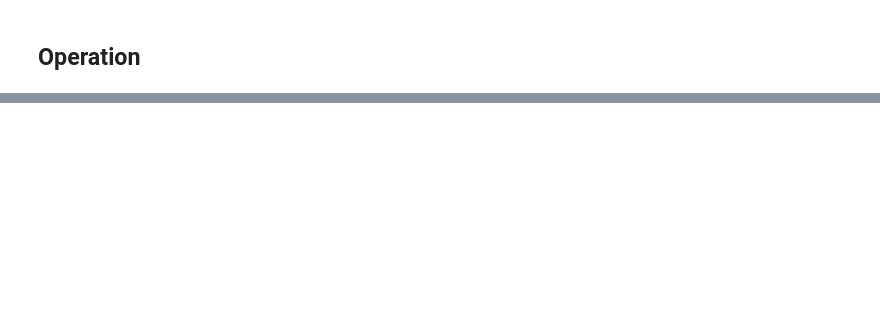
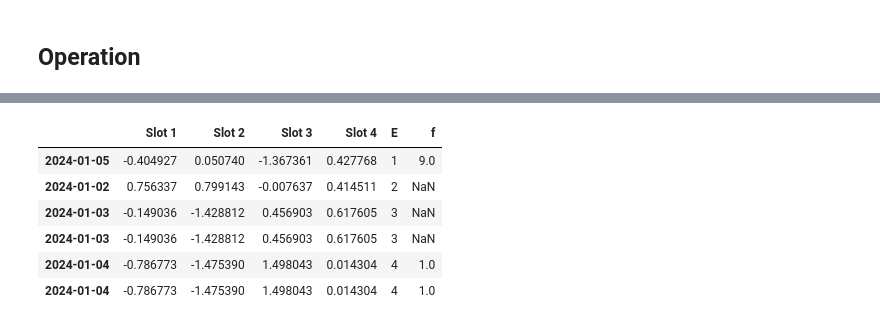
Before and after one commit to AsmitPrajapati/CodroidHub_Summer_Training, a Jupyter notebook: Pandas.ipynb, the cells around one changed output, grey strips where cells are left out. Cells and saved outputs as stored; diff of their text form; code cells hidden in the pictures; blank space fills up the shorter version.

```diff
--- a/Pandas.ipynb
+++ b/Pandas.ipynb
@@ -354,0 +368,11 @@ dtype: float64
+# %%
+pieces = [sd[:3], sd[2:4], sd[3:]]
+pd.concat(pieces)
+# %% [output]
+|  | Slot 1 | Slot 2 | Slot 3 | Slot 4 | E | f |
+| 2024-01-05 | -0.404927 | 0.050740 | -1.367361 | 0.427768 | 1 | 9.0 |
+| 2024-01-02 | 0.756337 | 0.799143 | -0.007637 | 0.414511 | 2 | NaN |
+| 2024-01-03 | -0.149036 | -1.428812 | 0.456903 | 0.617605 | 3 | NaN |
+| 2024-01-03 | -0.149036 | -1.428812 | 0.456903 | 0.617605 | 3 | NaN |
+| 2024-01-04 | -0.786773 | -1.475390 | 1.498043 | 0.014304 | 4 | 1.0 |
+| 2024-01-04 | -0.786773 | -1.475390 | 1.498043 | 0.014304 | 4 | 1.0 |
```
Also changed, not shown: parts of 30 cells of this notebook.
